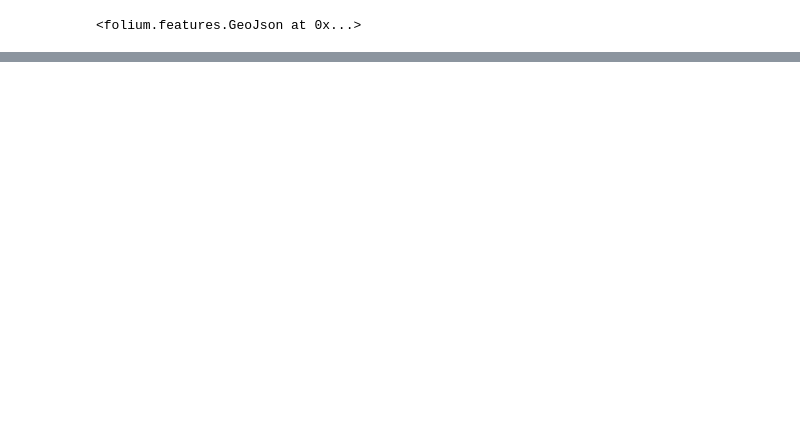
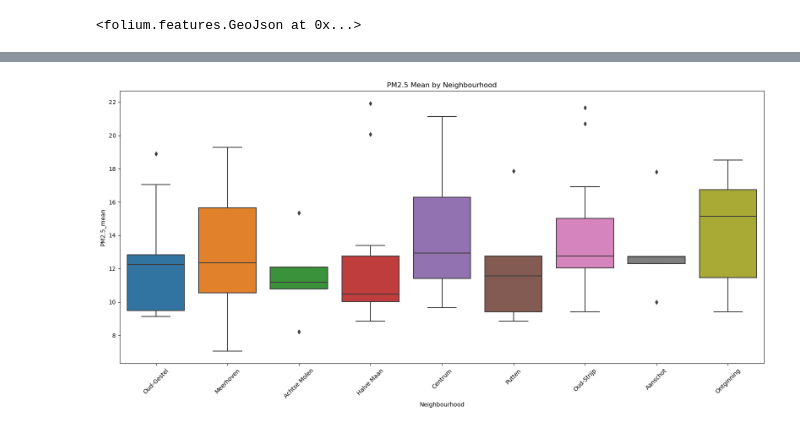
Before and after one commit to GuiOliv/EindhovenClimateInequality, a Jupyter notebook: Notebooks/EDA.ipynb, the cells around one changed output, grey strips where cells are left out. Cells and saved outputs as stored; diff of their text form; code cells hidden in the pictures; blank space fills up the shorter version.

```diff
--- a/Notebooks/EDA.ipynb
+++ b/Notebooks/EDA.ipynb
@@ -54,0 +169,9 @@ m
+# %%
+plt.figure(figsize=(16, 8))
+sns.boxplot(data=df, x="Neighbourhood", y="PM2.5_mean")
+plt.title("PM2.5 Mean by Neighbourhood")
+plt.xticks(rotation=45)
+plt.tight_layout()
+plt.show()
+# %% [output]
+[figure, added]
```
Also changed, not shown: parts of 14 cells of this notebook, 10 other files.
